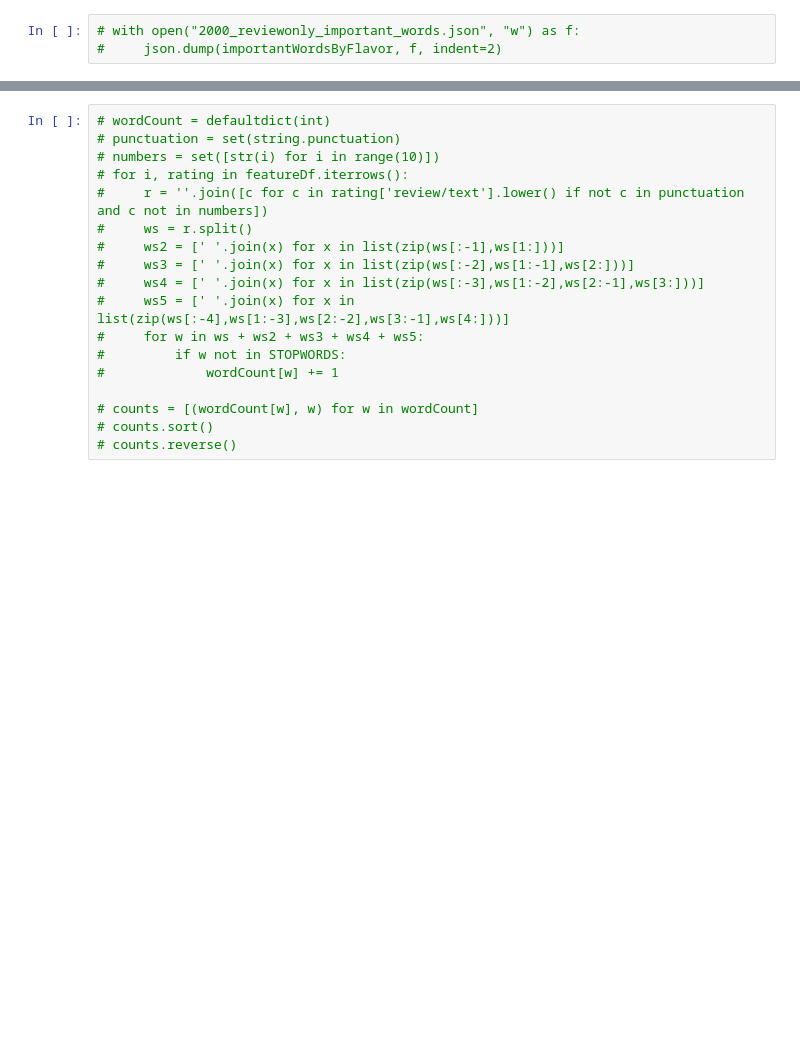
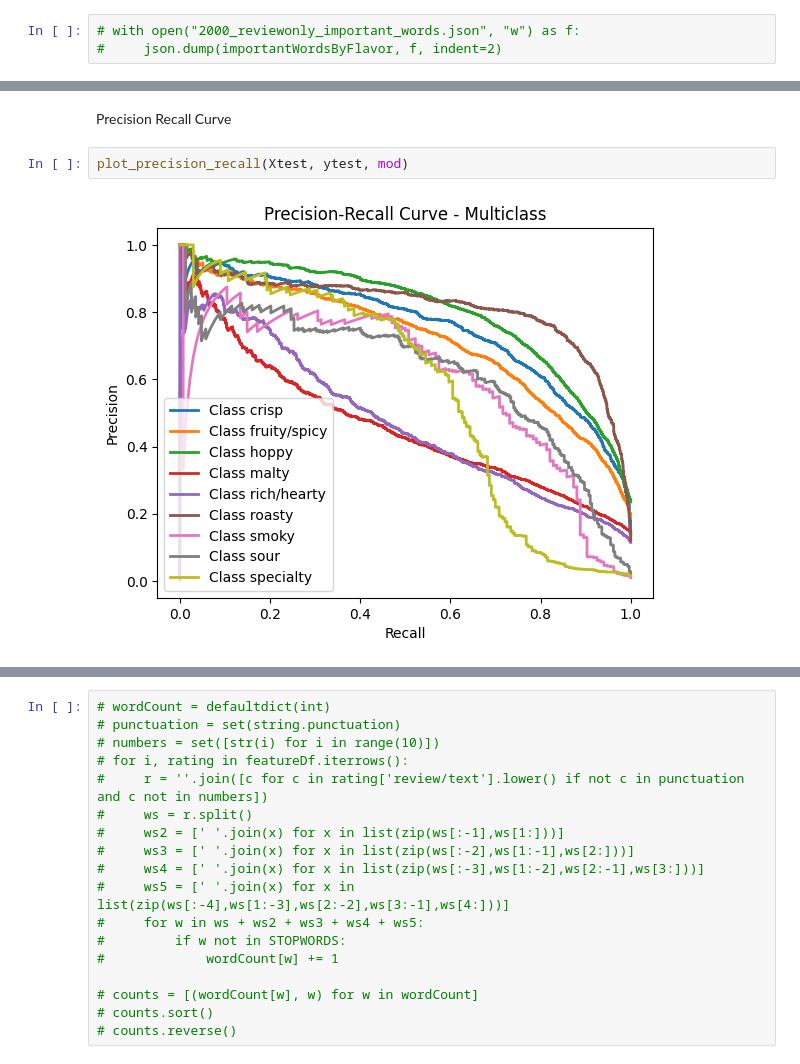
Before and after one commit to EdwardLinS/CSE158-BryanEdwardJesse, a Jupyter notebook: beers/notebook.ipynb, the cells around one changed output, grey strips where cells are left out. Saved outputs shown, nothing was run; the diff lists cells and outputs as text; blank space fills up the shorter version.

```diff
--- a/beers/notebook.ipynb
+++ b/beers/notebook.ipynb
@@ -599,0 +672,6 @@ def getImportantWords(flavor: str, n: int, mod) -> list[str]:
+# %% [markdown]
+Precision Recall Curve
+# %%
+plot_precision_recall(Xtest, ytest, mod)
+# %% [output]
+[figure, added]
```
Also changed, not shown: parts of 38 cells of this notebook, 1 other file.
